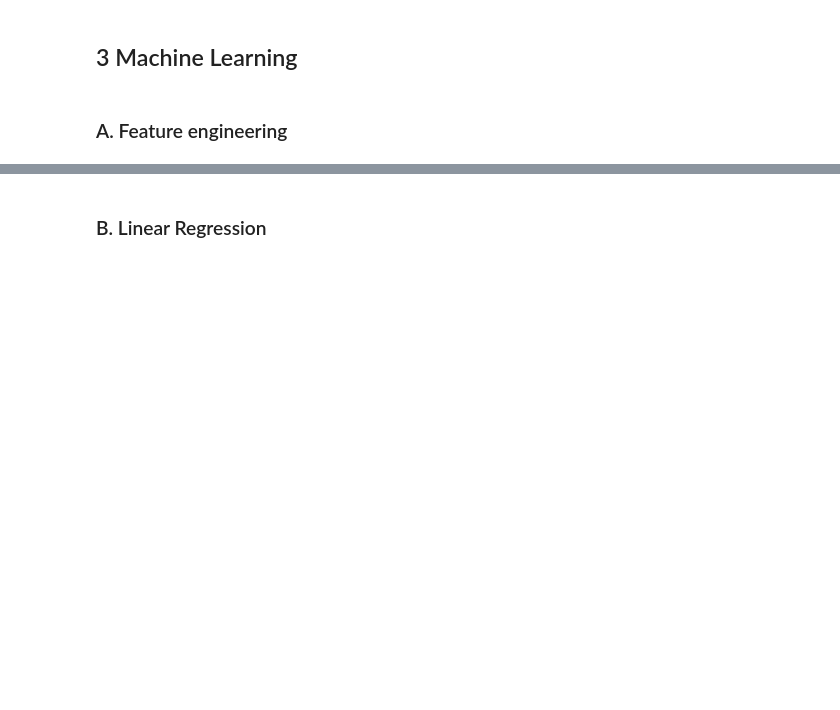
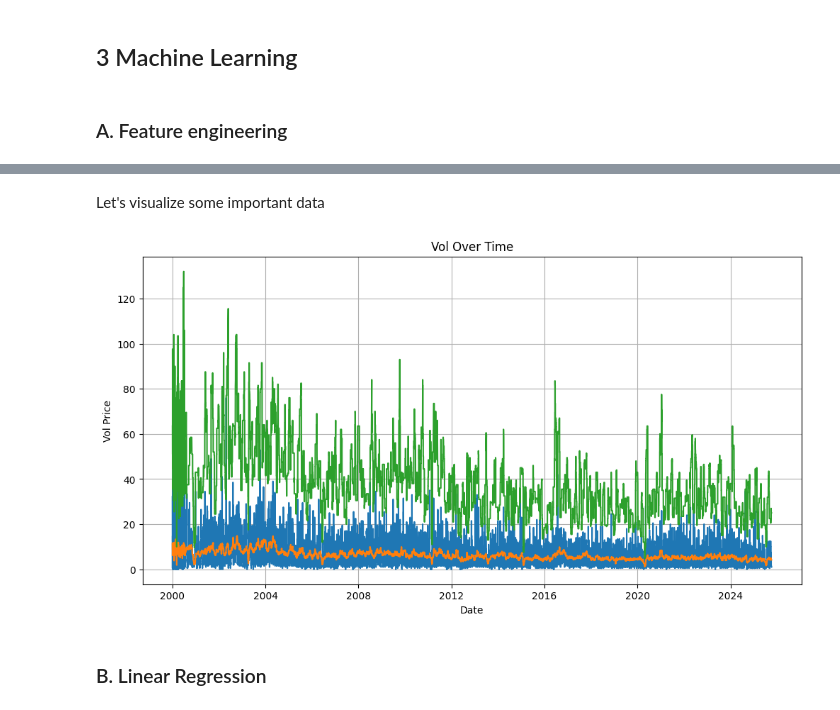
Before and after one commit to AloisECN/SP_Quant_strategies, a Jupyter notebook: main.ipynb, the cells around one changed output, grey strips where cells are left out. Cells and saved outputs as stored; diff of their text form; code cells hidden in the pictures; blank space fills up the shorter version.

```diff
--- a/main.ipynb
+++ b/main.ipynb
@@ -235,3 +236,18 @@ df_ML.head()
+# %% [markdown]
+Let's visualize some important data
+# %%
+df_ML['Date'] = pd.to_datetime(df['Date'])
+plt.figure(figsize=(12, 6))
+plt.plot(df_ML['Date'], df_ML['vol'])
+plt.plot(df_ML['Date'], df_ML['vol_rolling'])
+plt.plot(df_ML['Date'], df_ML['vol_last_day'])
+plt.title('Vol Over Time')
+plt.xlabel('Date')
+plt.ylabel('Vol Price')
+plt.grid(True)
+plt.show()
+# %% [output]
+[figure, added]
 # %% [markdown]
 ### B. Linear Regression
 # %% [markdown]
```
Also changed, not shown: parts of 2 cells of this notebook.
